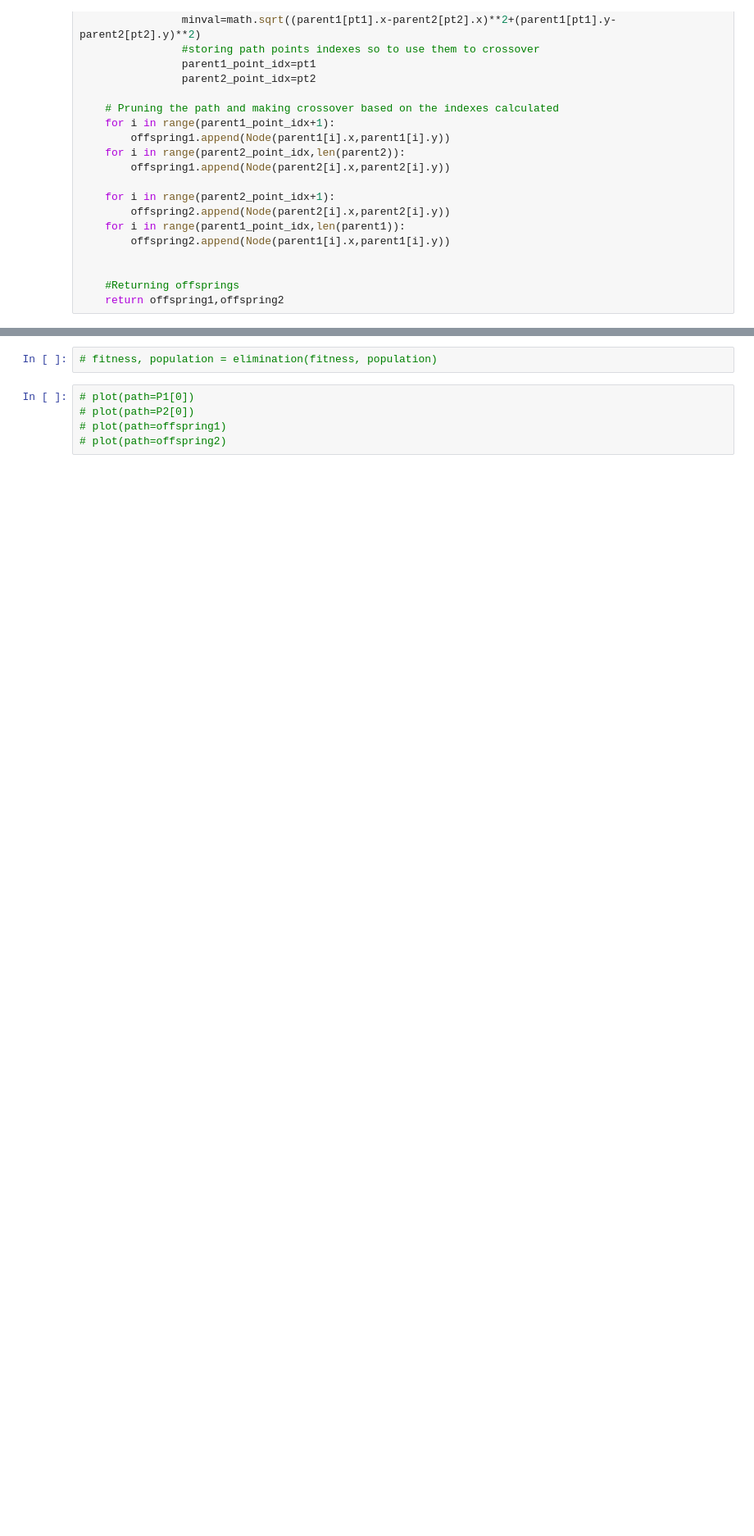
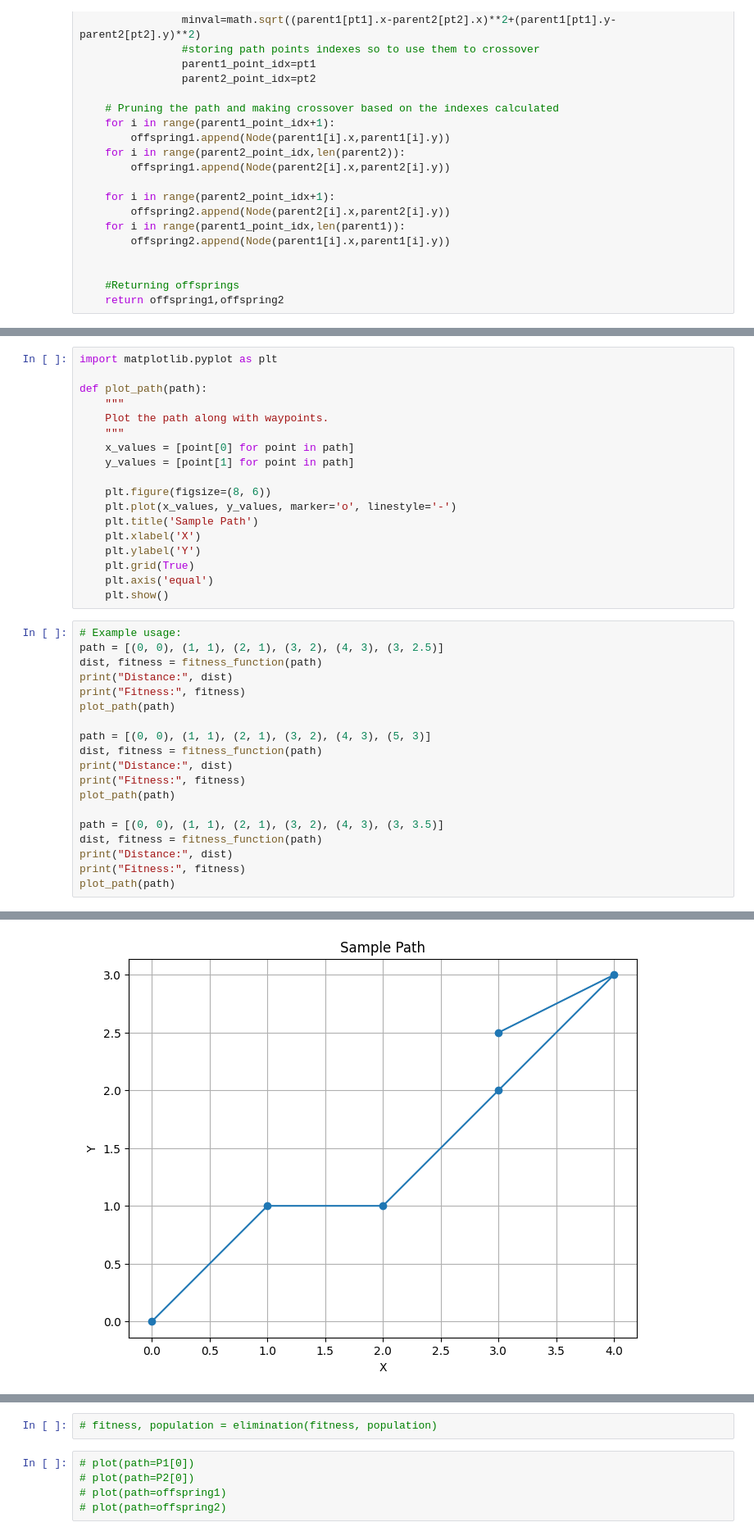
Before and after one commit to koustubh1012/Genetic-Algotihm-based-path-planning, a Jupyter notebook: genetic_algorithm_planner.ipynb, the cells around one changed output, grey strips where cells are left out. Shown at 82% size. Saved outputs shown, nothing was run; the diff lists cells and outputs as text; blank space fills up the shorter version.

```diff
--- a/genetic_algorithm_planner.ipynb
+++ b/genetic_algorithm_planner.ipynb
@@ -260,0 +301,38 @@ Fitness: 0.017770964102260384
+# %%
+import matplotlib.pyplot as plt
+
+def plot_path(path):
+    """
+    Plot the path along with waypoints.
+    """
+    x_values = [point[0] for point in path]
+    y_values = [point[1] for point in path]
+
+    plt.figure(figsize=(8, 6))
+    plt.plot(x_values, y_values, marker='o', linestyle='-')
+    plt.title('Sample Path')
+    plt.xlabel('X')
+    plt.ylabel('Y')
+    plt.grid(True)
+    plt.axis('equal')
+    plt.show()
+# %%
+# Example usage:
+path = [(0, 0), (1, 1), (2, 1), (3, 2), (4, 3), (3, 2.5)]
+dist, fitness = fitness_function(path)
+print("Distance:", dist)
+print("Fitness:", fitness)
+plot_path(path)
+
+path = [(0, 0), (1, 1), (2, 1), (3, 2), (4, 3), (5, 3)]
+dist, fitness = fitness_function(path)
+print("Distance:", dist)
+print("Fitness:", fitness)
+plot_path(path)
+
+path = [(0, 0), (1, 1), (2, 1), (3, 2), (4, 3), (3, 3.5)]
+dist, fitness = fitness_function(path)
+print("Distance:", dist)
+print("Fitness:", fitness)
+plot_path(path)
+# %% [output]
@@ -260,0 +341 @@ Fitness: 0.017770964102260384
+[figure, added]
```
Also changed, not shown: parts of 11 cells of this notebook.
